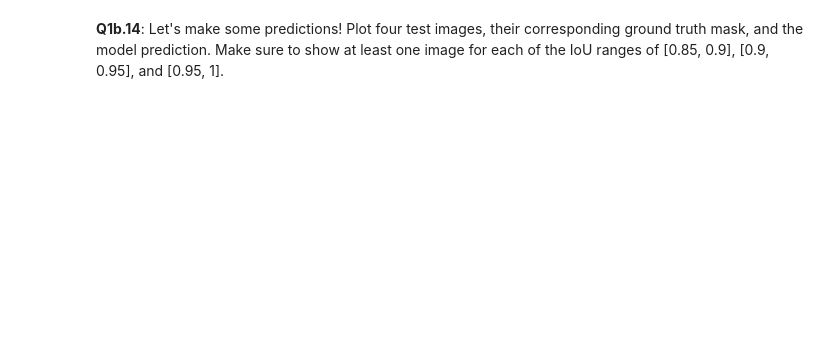
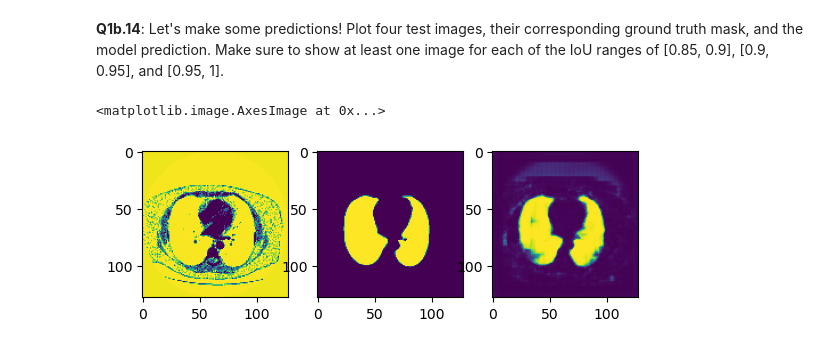
Before and after one commit to SeHwanYoo/vision_lab, a Jupyter notebook: assignment_2nd/2d_lung_segmentation_Deeplabv1.ipynb, the cells around one changed output. Saved outputs shown, nothing was run; the diff lists cells and outputs as text; code cells hidden in the pictures; blank space fills up the shorter version.

```diff
--- a/assignment_2nd/2d_lung_segmentation_Deeplabv1.ipynb
+++ b/assignment_2nd/2d_lung_segmentation_Deeplabv1.ipynb
@@ -340,5 +513,9 @@ def compute_IoU(target, prediction):
 **Q1b.13**: Using the `compute_IoU` function, compute the mean IoU on the test set and print the result. Compute the IoU for each image separately, and then take the mean over images. You can binarize the prediction mask with a threshold of 0.1.
 # %%
 # FILL IN CODE HERE #
+real_test_img = test_dataset.unbatch().take(1).as_numpy_iterator().next()[0]
+pred_test_img = model.predict(real_test_img[tf.newaxis, ...])
+# print(test_img.shape)
+# compute_IoU(test_masks[0], test_masks[0])
 
 # FILL IN CODE HERE #
@@ -351,0 +526,15 @@ def compute_IoU(target, prediction):
+# %%
+# FILL IN CODE HERE #
+plt.subplot(131)
+plt.imshow(real_test_img)
+
+plt.subplot(132)
+plt.imshow(test_dataset.unbatch().take(1).as_numpy_iterator().next()[1])
+
+plt.subplot(133)
+plt.imshow(pred_test_img.squeeze(axis=0))
+
+# FILL IN CODE HERE #
+# %% [output]
+<matplotlib.image.AxesImage at 0x...>
+[figure, added]
```
Also changed, not shown: parts of 16 cells of this notebook.
